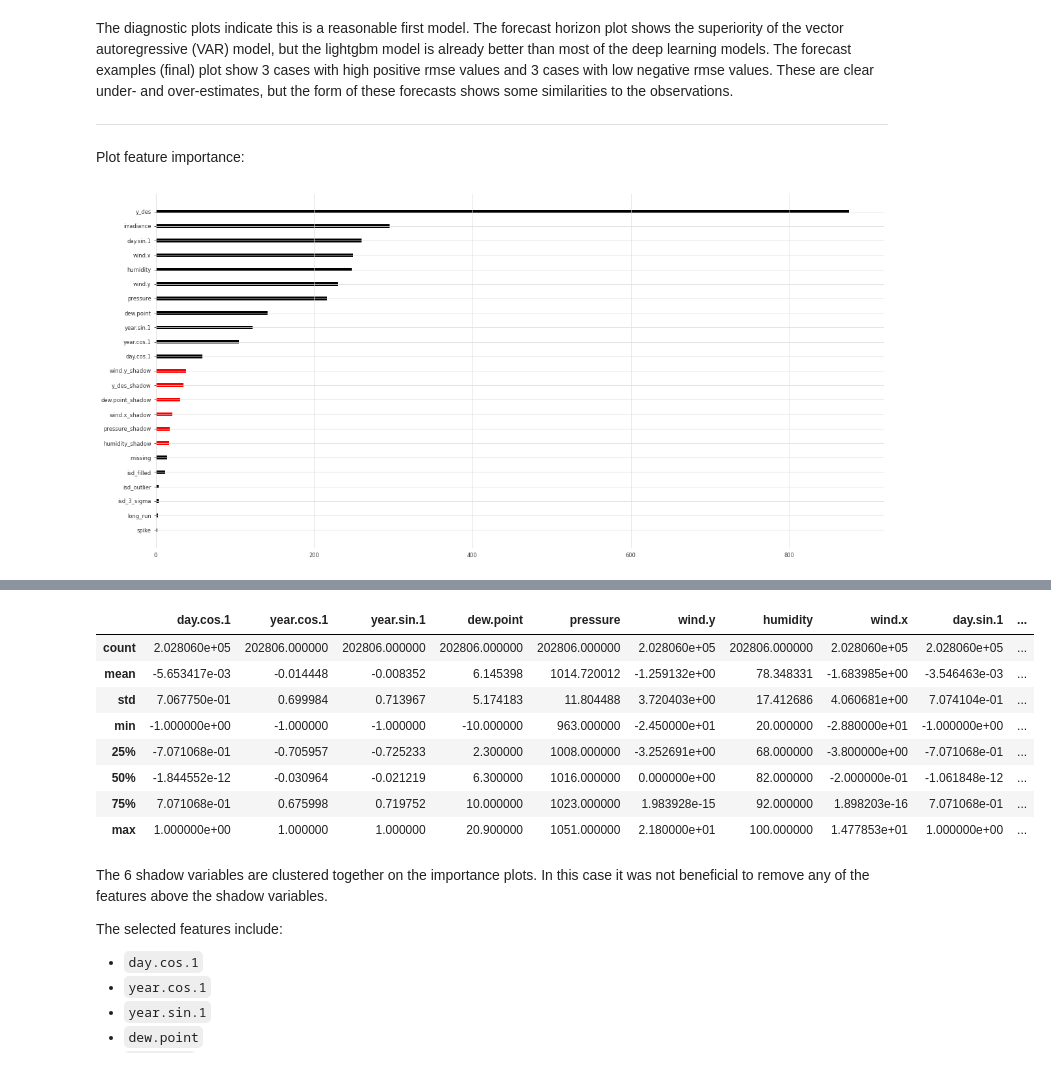
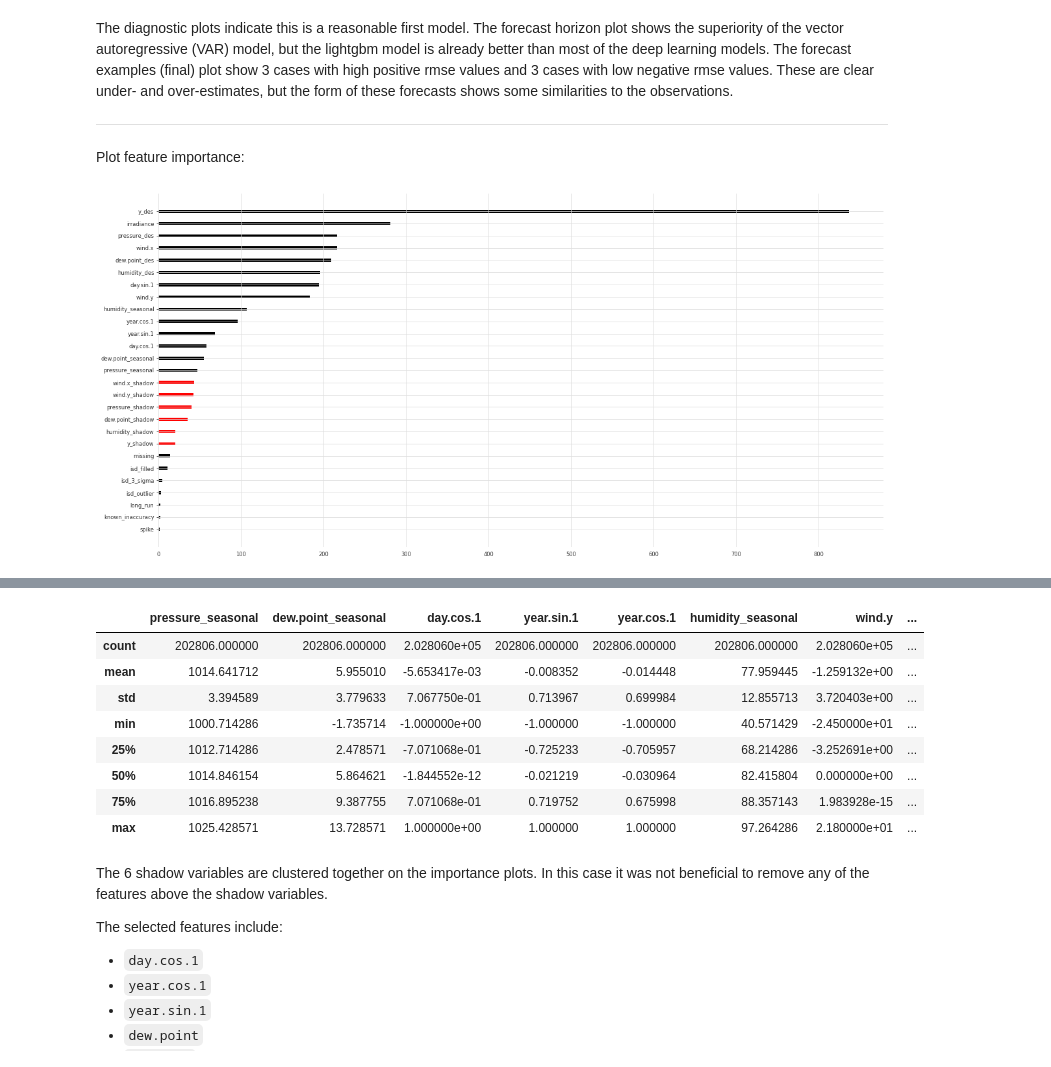
Before and after one commit to makeyourownmaker/CambridgeTemperatureNotebooks, a Jupyter notebook: notebooks/gradient_boosting.ipynb, the cells around one changed output, grey strips where cells are left out. Saved outputs shown, nothing was run; the diff lists cells and outputs as text; code cells hidden in the pictures.

```diff
--- a/notebooks/gradient_boosting.ipynb
+++ b/notebooks/gradient_boosting.ipynb
@@ -237,19 +237,28 @@ df['secs_since_midnight'] = ((df['ds'] - df['ds'].dt.normalize()) / pd.Timedelta
 df['doy'] = df['ds'].apply(lambda x: x.dayofyear - 1)
 df['secs_elapsed'] = df['secs_since_midnight'] + df['doy'] * DAY
 
-df_seasonal_y = df[['y', 'secs_elapsed']].groupby('secs_elapsed').mean('y')
-df_seasonal_y.rename(columns={'y': 'y_seasonal'}, inplace=True)
+#df_seasonal_y = df[['y', 'secs_elapsed']].groupby('secs_elapsed').mean('y')
+#df_seasonal_y.rename(columns={'y': 'y_seasonal'}, inplace=True)
+#
+#df = pd.merge(df, df_seasonal_y,   on='secs_elapsed')
+#df = pd.merge(df, day_splines_df,  on='secs_since_midnight')
+#df = pd.merge(df, year_splines_df, on='secs_elapsed')
+#
+## Deseasonalise y
+#df['y_des'] = df['y'] - df['y_seasonal']
 
-df = pd.merge(df, df_seasonal_y,   on='secs_elapsed')
+for var in ['y', 'humidity', 'pressure', 'dew.point']:
+  df_seasonal_var = df[[var, 'secs_elapsed']].groupby('secs_elapsed').mean(var)
+  df_seasonal_var.rename(columns={var: var + '_seasonal'}, inplace=True)
+  df = pd.merge(df, df_seasonal_var,   on='secs_elapsed')
+  df[var + '_des'] = df[var] - df[var + '_seasonal']
+
 df = pd.merge(df, day_splines_df,  on='secs_since_midnight')
 df = pd.merge(df, year_splines_df, on='secs_elapsed')
 
-# Deseasonalise y
-df['y_des'] = df['y'] - df['y_seasonal']
-
 
 # Add Boruta-style "shadow" variables for feature selection
-for var in ['y_des', 'humidity', 'pressure', 'dew.point', 'wind.x', 'wind.y']:
+for var in ['y', 'humidity', 'pressure', 'dew.point', 'wind.x', 'wind.y']:
     df[var + '_shadow'] = np.random.permutation(df[var])
 
 
@@ -258,13 +267,16 @@ df = df.asfreq(freq='30min')
 
 
 # Reorder and drop temporary calculation columns
-cols = ['ds', 'y', 'y_seasonal', 'y_des', 'humidity', 'pressure', \
-        'dew.point', 'wind.x', 'wind.y',  \
+cols = ['ds', 'y', 'y_seasonal', 'y_des', \
+        'humidity', 'humidity_seasonal', 'humidity_des', \
+        'pressure', 'pressure_seasonal', 'pressure_des', \
+        'dew.point', 'dew.point_seasonal', 'dew.point_des', \
+        'wind.x', 'wind.y',  \
         #'mixing_ratio', 'ah', \
         'day.sin.1', 'day.cos.1', 'year.sin.1', 'year.cos.1', \
         #'day.sin.2', 'day.cos.2', 'year.sin.2', 'year.cos.2', \
         #'day.sin.3', 'day.cos.3', 'year.sin.3', 'year.cos.3', \
-        'y_des_shadow', 'humidity_shadow', 'pressure_shadow', \
+        'y_shadow', 'humidity_shadow', 'pressure_shadow', \
         'dew.point_shadow', 'wind.x_shadow', 'wind.y_shadow', \
         #'day_spline_0', 'day_spline_1', 'day_spline_2', 'day_spline_3', \
         #'day_spline_4', 'day_spline_5',  'day_spline_6', 'day_spline_7', \
@@ -1521,11 +1540,12 @@ Both lightgbm and catboost provide feature importance measures.  They are most e
 [Boruta](https://www.jstatsoft.org/article/view/v036i11)-style shadow variables are used for feature selection.  Shadow variables find relevant features by comparing original variables importance with the importance from randomly permuted copies of variables aka shadows.  All variables with importance values below the shadow feature importances can be safely rejected.
 Anecdotally, features with importance values above but close to the shadow variable importances should also be considered for rejection.  This might suggest that lightgbm feature importance is slightly inflated.  This has been informally noted [elsewhere](https://towardsdatascience.com/boruta-and-shap-for-better-feature-selection-20ea97595f4a).
 # %%
+Y_COL  = 'y_des'
 series = TimeSeries.from_dataframe(train_df, value_cols=Y_COL)
 
 # y_des excluded for lags = 1, lags_past_covariates = 1 to simplify variable importance plotting etc
 # y_des must be included in past_cov for all other models
-ex_cols = ['y', 'y_seasonal', 'y_des']
+ex_cols = ['y', 'y_seasonal', 'y_des', 'humidity', 'pressure', 'dew.point']
 past_cov = TimeSeries.from_dataframe(train_df.loc[:, train_df.columns.difference(ex_cols)])
 
 val_ser = TimeSeries.from_dataframe(valid_df, value_cols=Y_COL)
@@ -1697,6 +1717,11 @@ summarise_hist_comp(hist_comp, valid_df)
 # y instead of y_des
 # Backtest RMSE: 3.452315
 # Backtest MAE:  2.892012
+
+
+# Deseasonal y, pressure, humidity, dew.point
+# Backtest RMSE 48th: 2.168753
+# Backtest MAE 48th:  1.676449
 # %% [output]
 valid_df['y_des']:
 count    16923.000000
@@ -1770,11 +1777,11 @@ The forecast horizon plot shows the superiority of the vector autoregressive (VA
 
 Plot feature importance:
 # %%
-plot_importances(model, train_df)  #, include_cols=include_cols)
+plot_importances(model, train_df, exclude_cols = ex_cols)  #, include_cols=include_cols)
 # %% [output]
-[figure, old version]
+[figure, new version]
 # %%
-inc_cols = get_most_important_variables(model, train_df, 59)
+inc_cols = get_most_important_variables(model, train_df, 47, exclude_cols = ex_cols)
 display(train_df.loc[:, inc_cols['feature']].describe())
 # %% [output]
 inc_cols:
@@ -1793,12 +1803,12 @@ inc_cols:
-|  | day.cos.1 | year.cos.1 | year.sin.1 | dew.point | pressure | wind.y | humidity | wind.x | day.sin.1 | ... |
-| count | 2.028060e+05 | 202806.000000 | 202806.000000 | 202806.000000 | 202806.000000 | 2.028060e+05 | 202806.000000 | 2.028060e+05 | 2.028060e+05 | ... |
-| mean | -5.653417e-03 | -0.014448 | -0.008352 | 6.145398 | 1014.720012 | -1.259132e+00 | 78.348331 | -1.683985e+00 | -3.546463e-03 | ... |
-| std | 7.067750e-01 | 0.699984 | 0.713967 | 5.174183 | 11.804488 | 3.720403e+00 | 17.412686 | 4.060681e+00 | 7.074104e-01 | ... |
-| min | -1.000000e+00 | -1.000000 | -1.000000 | -10.000000 | 963.000000 | -2.450000e+01 | 20.000000 | -2.880000e+01 | -1.000000e+00 | ... |
-| 25% | -7.071068e-01 | -0.705957 | -0.725233 | 2.300000 | 1008.000000 | -3.252691e+00 | 68.000000 | -3.800000e+00 | -7.071068e-01 | ... |
-| 50% | -1.844552e-12 | -0.030964 | -0.021219 | 6.300000 | 1016.000000 | 0.000000e+00 | 82.000000 | -2.000000e-01 | -1.061848e-12 | ... |
-| 75% | 7.071068e-01 | 0.675998 | 0.719752 | 10.000000 | 1023.000000 | 1.983928e-15 | 92.000000 | 1.898203e-16 | 7.071068e-01 | ... |
-| max | 1.000000e+00 | 1.000000 | 1.000000 | 20.900000 | 1051.000000 | 2.180000e+01 | 100.000000 | 1.477853e+01 | 1.000000e+00 | ... |
+|  | pressure_seasonal | dew.point_seasonal | day.cos.1 | year.sin.1 | year.cos.1 | humidity_seasonal | wind.y | ... |
+| count | 202806.000000 | 202806.000000 | 2.028060e+05 | 202806.000000 | 202806.000000 | 202806.000000 | 2.028060e+05 | ... |
+| mean | 1014.641712 | 5.955010 | -5.653417e-03 | -0.008352 | -0.014448 | 77.959445 | -1.259132e+00 | ... |
+| std | 3.394589 | 3.779633 | 7.067750e-01 | 0.713967 | 0.699984 | 12.855713 | 3.720403e+00 | ... |
+| min | 1000.714286 | -1.735714 | -1.000000e+00 | -1.000000 | -1.000000 | 40.571429 | -2.450000e+01 | ... |
+| 25% | 1012.714286 | 2.478571 | -7.071068e-01 | -0.725233 | -0.705957 | 68.214286 | -3.252691e+00 | ... |
+| 50% | 1014.846154 | 5.864621 | -1.844552e-12 | -0.021219 | -0.030964 | 82.415804 | 0.000000e+00 | ... |
+| 75% | 1016.895238 | 9.387755 | 7.071068e-01 | 0.719752 | 0.675998 | 88.357143 | 1.983928e-15 | ... |
+| max | 1025.428571 | 13.728571 | 1.000000e+00 | 1.000000 | 1.000000 | 97.264286 | 2.180000e+01 | ... |
 # %% [markdown]
 The 6 shadow variables are clustered together on the importance plots.
 In this case it was not beneficial to remove any of the features above the shadow variables.
```
Also changed, not shown: parts of 6 cells of this notebook.
